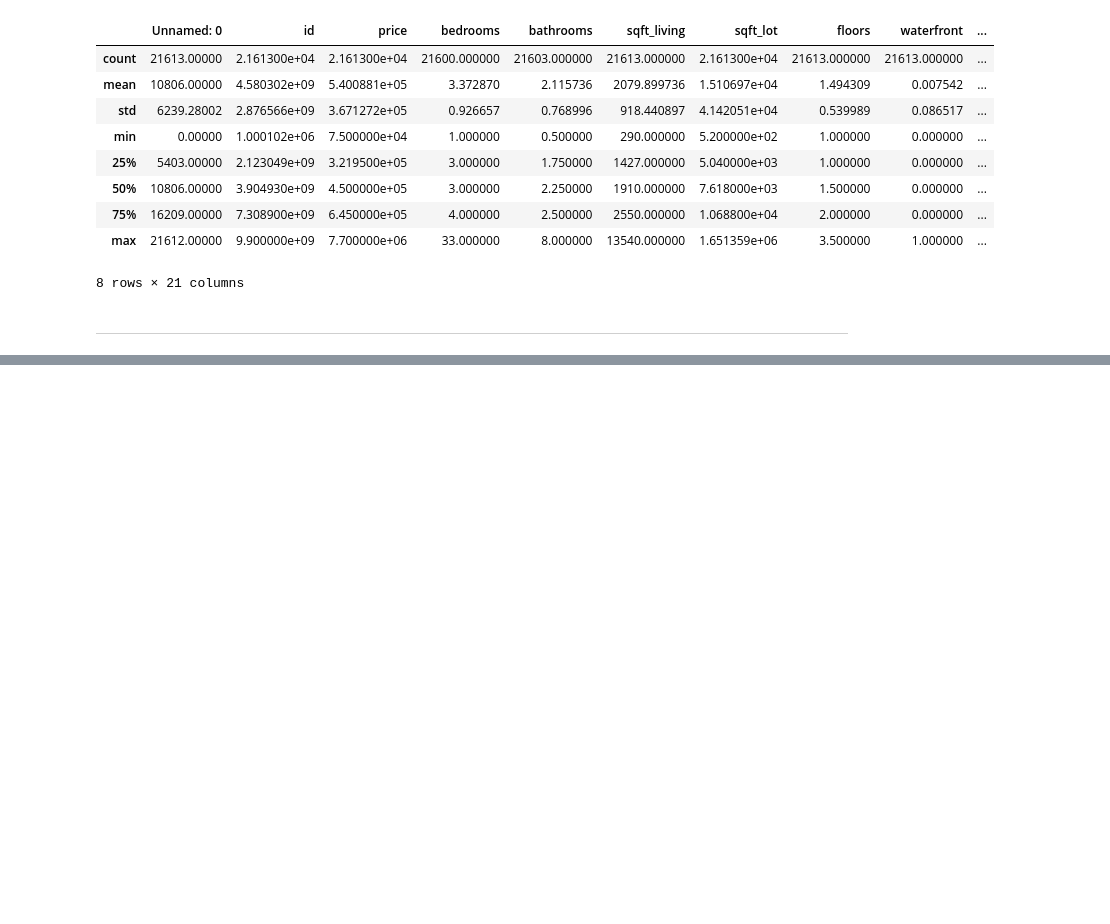
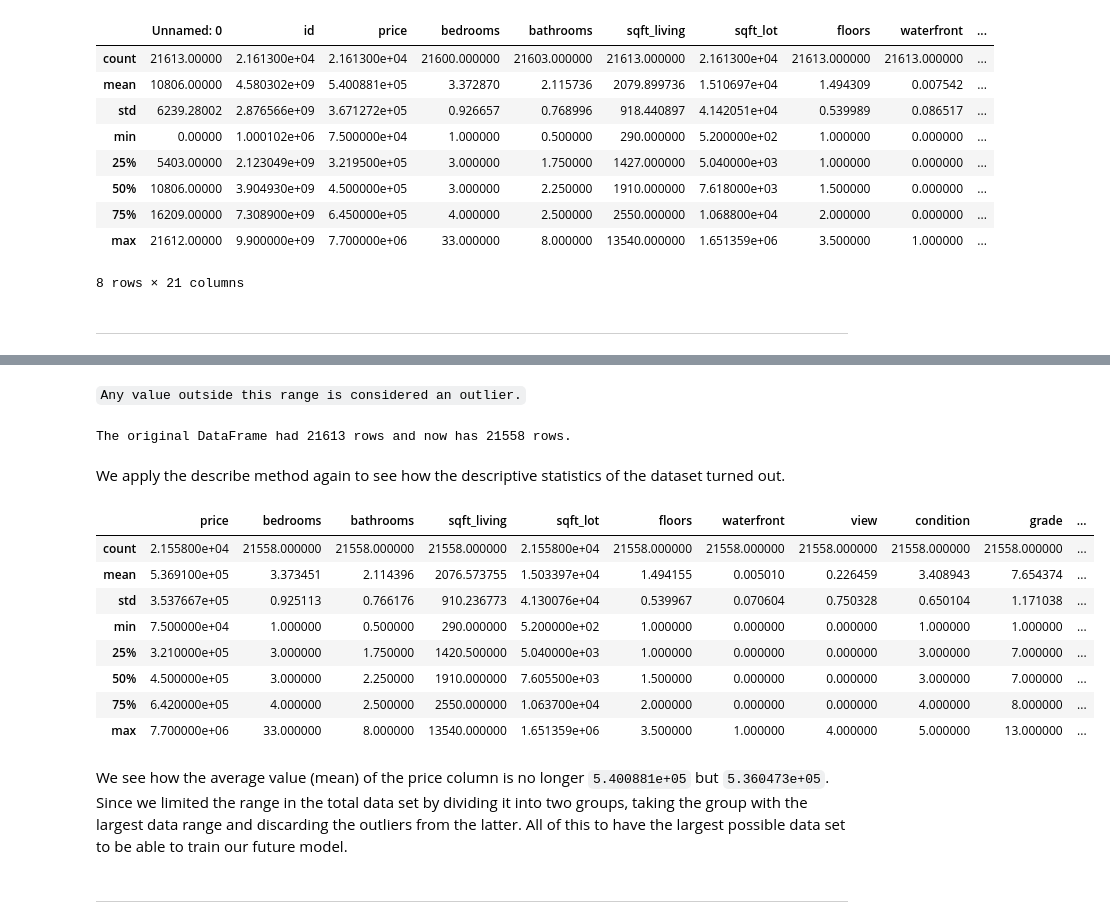
Before and after one commit to flavioaguirre/data-analysis-ibm, a Jupyter notebook: notebook/house_price_ml.ipynb, the cells around one changed output, grey strips where cells are left out. Saved outputs shown, nothing was run; the diff lists cells and outputs as text; code cells hidden in the pictures; blank space fills up the shorter version.

```diff
--- a/notebook/house_price_ml.ipynb
+++ b/notebook/house_price_ml.ipynb
@@ -180,0 +304,36 @@ df.describe()
+# %% [markdown]
+``Any value outside this range is considered an outlier.``
+# %%
+# Filter the DataFrame to get only the rows where waterfront = 1
+df_waterfront = df[df['waterfront'] == 1]
+
+# Calculate the upper and lower bounds to detect outliers
+Q1 = df_waterfront.quantile(0.25)
+Q3 = df_waterfront.quantile(0.75)
+IQR = Q3 - Q1
+
+# Filter outliers
+df_without_atypicals = df_waterfront[~((df_waterfront < (Q1 - 1.5 * IQR)) | (df_waterfront > (Q3 + 1.5 * IQR))).any(axis=1)]
+
+# If you want to keep the original DataFrame without the outliers where waterfront = 1
+df_updated = pd.concat([df[df['waterfront'] != 1], df_without_atypicals])
+
+print(f'The original DataFrame had {df.shape[0]} rows and now has {df_updated.shape[0]} rows.')
+# %% [output]
+The original DataFrame had 21613 rows and now has 21558 rows.
+# %% [markdown]
+We apply the describe method again to see how the descriptive statistics of the dataset turned out.
+# %%
+df_updated.describe()
+# %% [output]
+|  | price | bedrooms | bathrooms | sqft_living | sqft_lot | floors | waterfront | view | condition | grade | ... |
+| count | 2.155800e+04 | 21558.000000 | 21558.000000 | 21558.000000 | 2.155800e+04 | 21558.000000 | 21558.000000 | 21558.000000 | 21558.000000 | 21558.000000 | ... |
+| mean | 5.369100e+05 | 3.373451 | 2.114396 | 2076.573755 | 1.503397e+04 | 1.494155 | 0.005010 | 0.226459 | 3.408943 | 7.654374 | ... |
+| std | 3.537667e+05 | 0.925113 | 0.766176 | 910.236773 | 4.130076e+04 | 0.539967 | 0.070604 | 0.750328 | 0.650104 | 1.171038 | ... |
+| min | 7.500000e+04 | 1.000000 | 0.500000 | 290.000000 | 5.200000e+02 | 1.000000 | 0.000000 | 0.000000 | 1.000000 | 1.000000 | ... |
+| 25% | 3.210000e+05 | 3.000000 | 1.750000 | 1420.500000 | 5.040000e+03 | 1.000000 | 0.000000 | 0.000000 | 3.000000 | 7.000000 | ... |
+| 50% | 4.500000e+05 | 3.000000 | 2.250000 | 1910.000000 | 7.605500e+03 | 1.500000 | 0.000000 | 0.000000 | 3.000000 | 7.000000 | ... |
+| 75% | 6.420000e+05 | 4.000000 | 2.500000 | 2550.000000 | 1.063700e+04 | 2.000000 | 0.000000 | 0.000000 | 4.000000 | 8.000000 | ... |
+| max | 7.700000e+06 | 33.000000 | 8.000000 | 13540.000000 | 1.651359e+06 | 3.500000 | 1.000000 | 4.000000 | 5.000000 | 13.000000 | ... |
+# %% [markdown]
+We see how the average value (mean) of the price column is no longer ``5.400881e+05`` but ``5.360473e+05``. Since we limited the range in the total data set by dividing it into two groups, taking the group with the largest data range and discarding the outliers from the latter. All of this to have the largest possible data set to be able to train our future model.
@@ -180,0 +343,2 @@ df.describe()
+# %% [markdown]
+<hr>
```
Also changed, not shown: parts of 25 cells of this notebook, 1 other file.
